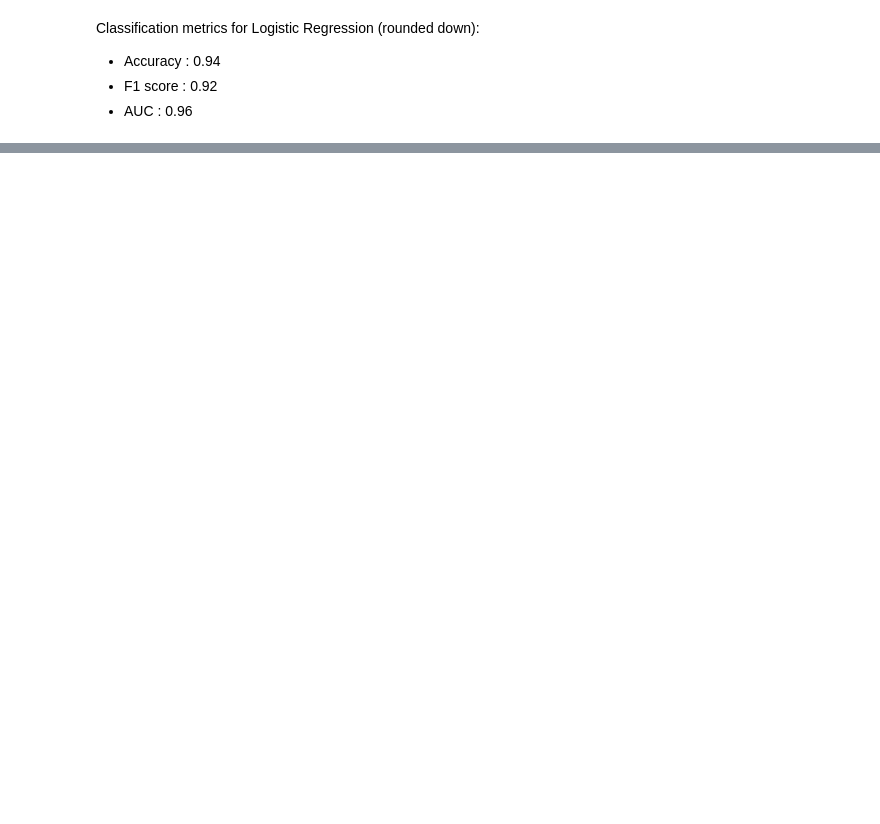
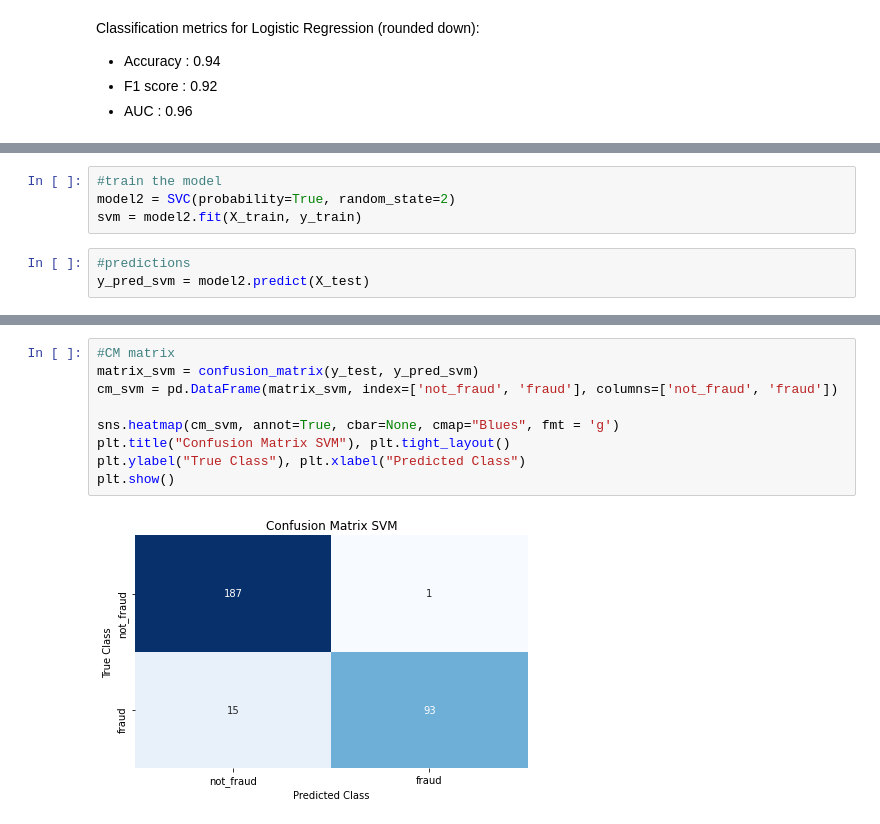
Before and after one commit to DataEngel/Credit-Card-Fraud-Detection, a Jupyter notebook: Kaggle Notebook/credit-card-fraud-detection-with-ml-and-dp.ipynb, the cells around one changed output, grey strips where cells are left out. Drawn from its saved outputs; the diff is of its cells as text; blank space fills up the shorter version.

```diff
--- a/Kaggle Notebook/credit-card-fraud-detection-with-ml-and-dp.ipynb
+++ b/Kaggle Notebook/credit-card-fraud-detection-with-ml-and-dp.ipynb
@@ -194,0 +197,7 @@ Classification metrics for Logistic Regression (rounded down):
+# %%
+#train the model
+model2 = SVC(probability=True, random_state=2)
+svm = model2.fit(X_train, y_train)
+# %%
+#predictions
+y_pred_svm = model2.predict(X_test)
@@ -194,0 +215,11 @@ Classification metrics for Logistic Regression (rounded down):
+# %%
+#CM matrix
+matrix_svm = confusion_matrix(y_test, y_pred_svm)
+cm_svm = pd.DataFrame(matrix_svm, index=['not_fraud', 'fraud'], columns=['not_fraud', 'fraud'])
+
+sns.heatmap(cm_svm, annot=True, cbar=None, cmap="Blues", fmt = 'g')
+plt.title("Confusion Matrix SVM"), plt.tight_layout()
+plt.ylabel("True Class"), plt.xlabel("Predicted Class")
+plt.show()
+# %% [output]
+[figure, added]
```
Also changed, not shown: parts of 11 cells of this notebook.
